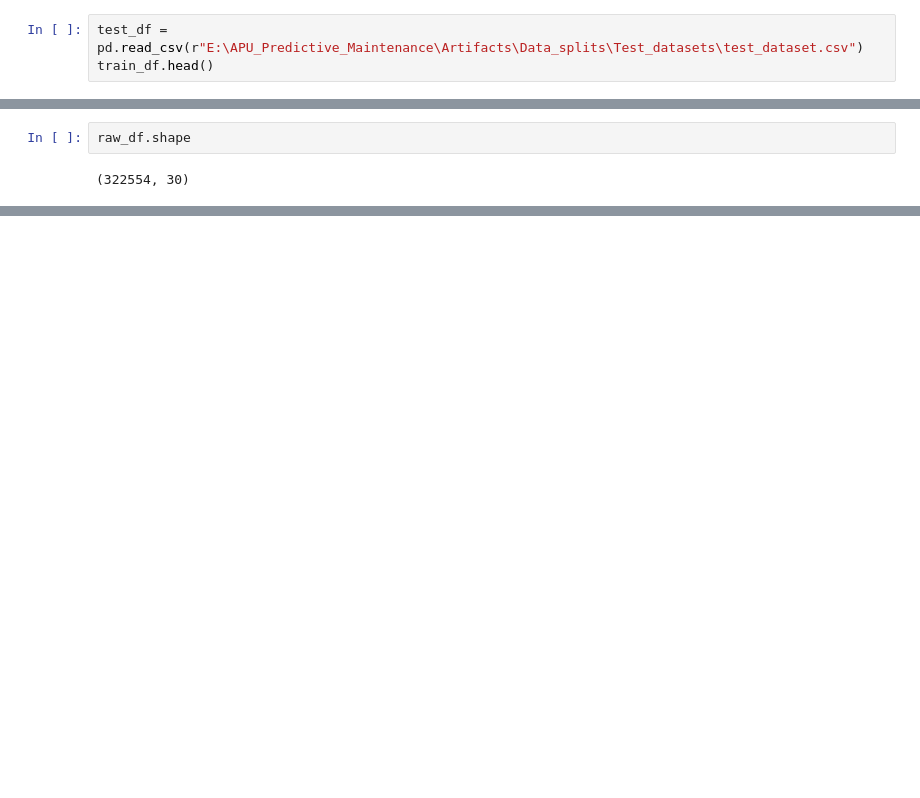
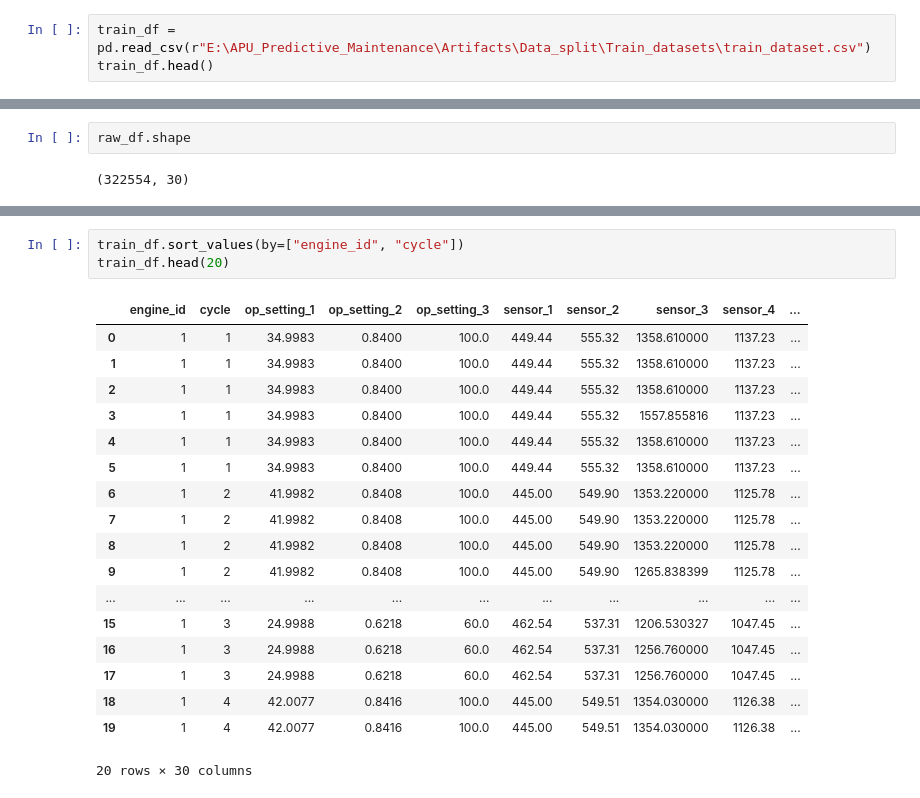
Before and after one commit to HareeshDaxton/APU_Predictive_Maintenance_System, a Jupyter notebook: NoteBook/feature_engineering.ipynb, the cells around one changed output, grey strips where cells are left out. Drawn from its saved outputs; the diff is of its cells as text; blank space fills up the shorter version.

```diff
--- a/NoteBook/feature_engineering.ipynb
+++ b/NoteBook/feature_engineering.ipynb
@@ -8,3 +16,3 @@ train_df.head()
 # %%
-test_df = pd.read_csv(r"E:\APU_Predictive_Maintenance\Artifacts\Data_splits\Test_datasets\test_dataset.csv")
+train_df = pd.read_csv(r"E:\APU_Predictive_Maintenance\Artifacts\Data_split\Train_datasets\train_dataset.csv")
 train_df.head()
@@ -21,0 +79,22 @@ raw_df.shape
+# %%
+train_df.sort_values(by=["engine_id", "cycle"])
+train_df.head(20)
+# %% [output]
+|  | engine_id | cycle | op_setting_1 | op_setting_2 | op_setting_3 | sensor_1 | sensor_2 | sensor_3 | sensor_4 | ... |
+| 0 | 1 | 1 | 34.9983 | 0.8400 | 100.0 | 449.44 | 555.32 | 1358.610000 | 1137.23 | ... |
+| 1 | 1 | 1 | 34.9983 | 0.8400 | 100.0 | 449.44 | 555.32 | 1358.610000 | 1137.23 | ... |
+| 2 | 1 | 1 | 34.9983 | 0.8400 | 100.0 | 449.44 | 555.32 | 1358.610000 | 1137.23 | ... |
+| 3 | 1 | 1 | 34.9983 | 0.8400 | 100.0 | 449.44 | 555.32 | 1557.855816 | 1137.23 | ... |
+| 4 | 1 | 1 | 34.9983 | 0.8400 | 100.0 | 449.44 | 555.32 | 1358.610000 | 1137.23 | ... |
+| 5 | 1 | 1 | 34.9983 | 0.8400 | 100.0 | 449.44 | 555.32 | 1358.610000 | 1137.23 | ... |
+| 6 | 1 | 2 | 41.9982 | 0.8408 | 100.0 | 445.00 | 549.90 | 1353.220000 | 1125.78 | ... |
+| 7 | 1 | 2 | 41.9982 | 0.8408 | 100.0 | 445.00 | 549.90 | 1353.220000 | 1125.78 | ... |
+| 8 | 1 | 2 | 41.9982 | 0.8408 | 100.0 | 445.00 | 549.90 | 1353.220000 | 1125.78 | ... |
+| 9 | 1 | 2 | 41.9982 | 0.8408 | 100.0 | 445.00 | 549.90 | 1265.838399 | 1125.78 | ... |
+| ... | ... | ... | ... | ... | ... | ... | ... | ... | ... | ... |
+| 15 | 1 | 3 | 24.9988 | 0.6218 | 60.0 | 462.54 | 537.31 | 1206.530327 | 1047.45 | ... |
+| 16 | 1 | 3 | 24.9988 | 0.6218 | 60.0 | 462.54 | 537.31 | 1256.760000 | 1047.45 | ... |
+| 17 | 1 | 3 | 24.9988 | 0.6218 | 60.0 | 462.54 | 537.31 | 1256.760000 | 1047.45 | ... |
+| 18 | 1 | 4 | 42.0077 | 0.8416 | 100.0 | 445.00 | 549.51 | 1354.030000 | 1126.38 | ... |
+| 19 | 1 | 4 | 42.0077 | 0.8416 | 100.0 | 445.00 | 549.51 | 1354.030000 | 1126.38 | ... |
+20 rows × 30 columns
```
Also changed, not shown: parts of 30 cells of this notebook, 5 other files.
